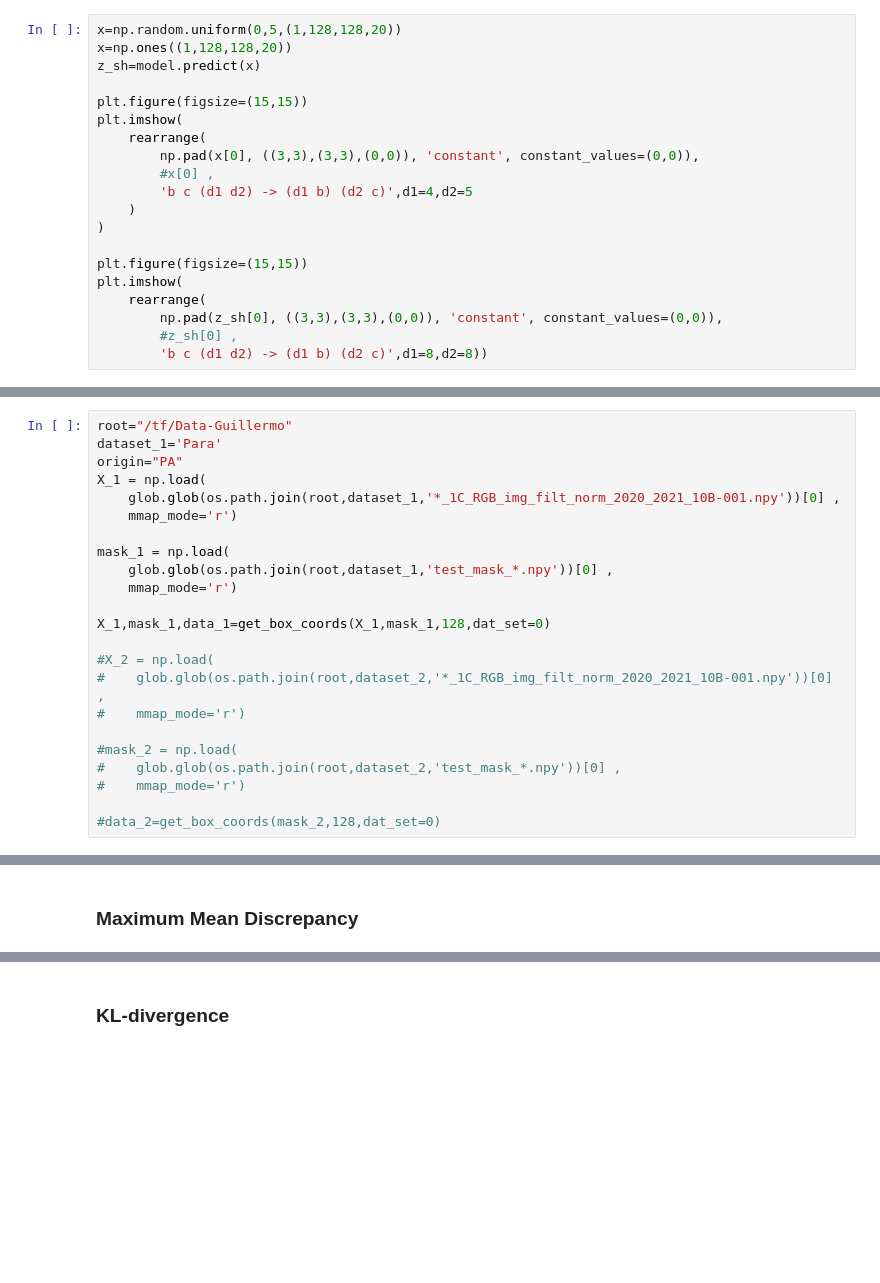
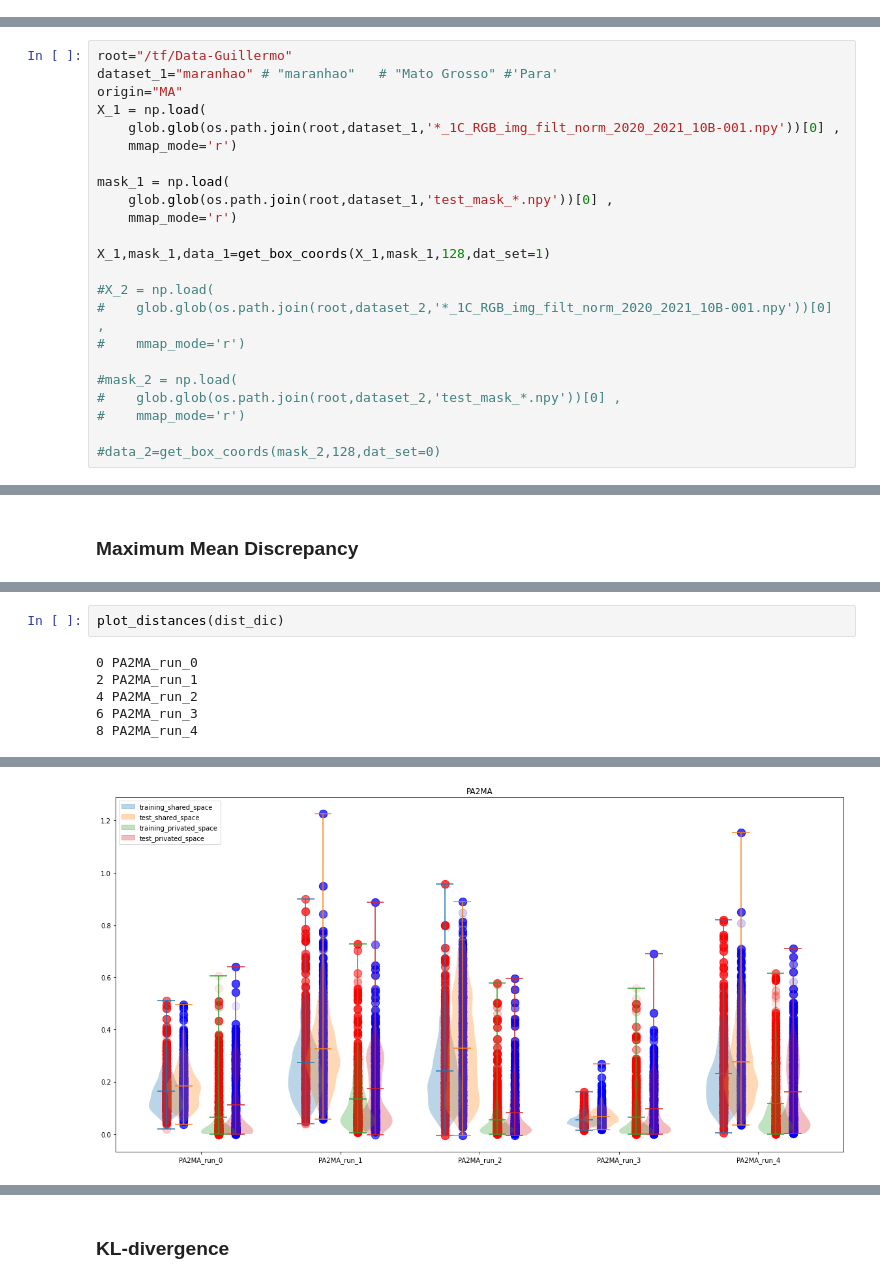
Before and after one commit to grmc1999/ELE2006, a Jupyter notebook: Notebooks/Prj.ipynb, the cells around one changed output, grey strips where cells are left out. Saved outputs shown, nothing was run; the diff lists cells and outputs as text; blank space fills up the shorter version.

```diff
--- a/Notebooks/Prj.ipynb
+++ b/Notebooks/Prj.ipynb
@@ -257,20 +130,0 @@ print(distances[56].max())
-# %%
-x=np.random.uniform(0,5,(1,128,128,20))
-x=np.ones((1,128,128,20))
-z_sh=model.predict(x)
-
-plt.figure(figsize=(15,15))
-plt.imshow(
-    rearrange(
-        np.pad(x[0], ((3,3),(3,3),(0,0)), 'constant', constant_values=(0,0)),
-        #x[0] ,
-        'b c (d1 d2) -> (d1 b) (d2 c)',d1=4,d2=5
-    )
-)
-
-plt.figure(figsize=(15,15))
-plt.imshow(
-    rearrange(
-        np.pad(z_sh[0], ((3,3),(3,3),(0,0)), 'constant', constant_values=(0,0)),
-        #z_sh[0] ,
-        'b c (d1 d2) -> (d1 b) (d2 c)',d1=8,d2=8))
@@ -320,7 +148,7 @@ os.listdir("/tf/Data-Guillermo")
 # %%
 root="/tf/Data-Guillermo"
-dataset_1='Para'
-origin="PA"
+dataset_1="maranhao" # "maranhao"   # "Mato Grosso" #'Para'
+origin="MA"
 X_1 = np.load(
     glob.glob(os.path.join(root,dataset_1,'*_1C_RGB_img_filt_norm_2020_2021_10B-001.npy'))[0] ,
     mmap_mode='r')
@@ -329,7 +157,7 @@ mask_1 = np.load(
     glob.glob(os.path.join(root,dataset_1,'test_mask_*.npy'))[0] ,
     mmap_mode='r')
 
-X_1,mask_1,data_1=get_box_coords(X_1,mask_1,128,dat_set=0)
+X_1,mask_1,data_1=get_box_coords(X_1,mask_1,128,dat_set=1)
 
 #X_2 = np.load(
 #    glob.glob(os.path.join(root,dataset_2,'*_1C_RGB_img_filt_norm_2020_2021_10B-001.npy'))[0] ,
@@ -500,0 +499,8 @@ np.mean(np.array(MMD_Dist))
+# %%
+plot_distances(dist_dic)
+# %% [output]
+0 PA2MA_run_0
+2 PA2MA_run_1
+4 PA2MA_run_2
+6 PA2MA_run_3
+8 PA2MA_run_4
@@ -500,0 +508 @@ np.mean(np.array(MMD_Dist))
+[figure, added]
```
Also changed, not shown: parts of 62 cells of this notebook, 2 other files.
